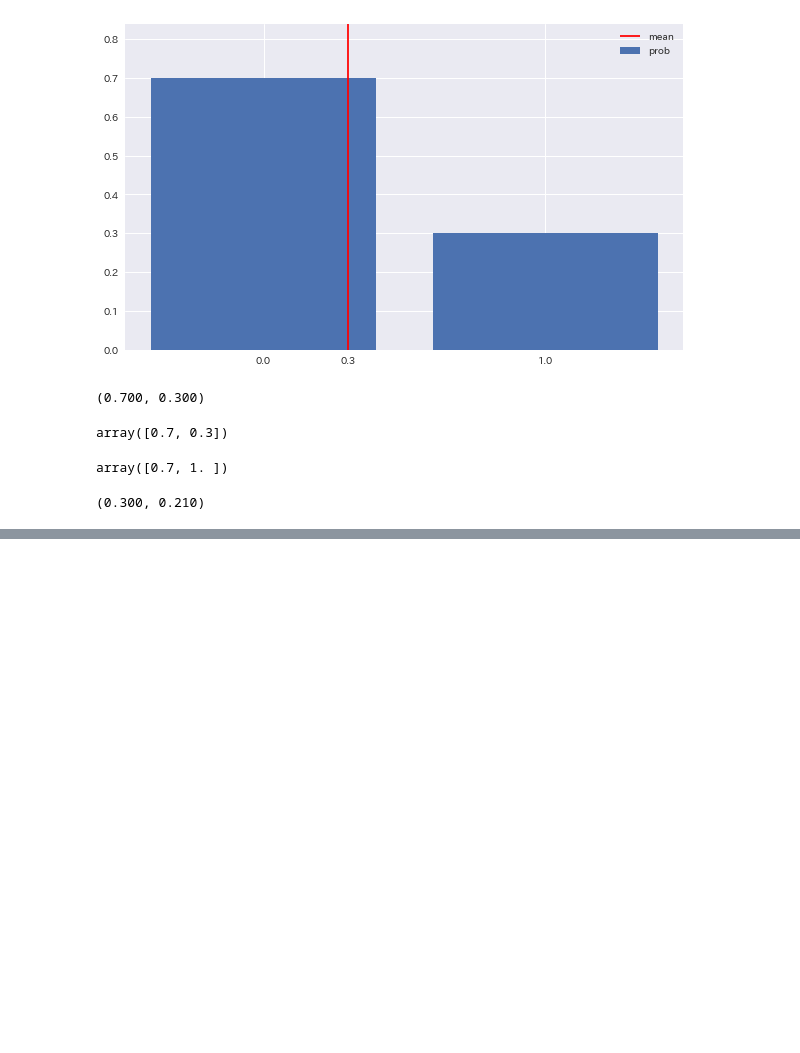
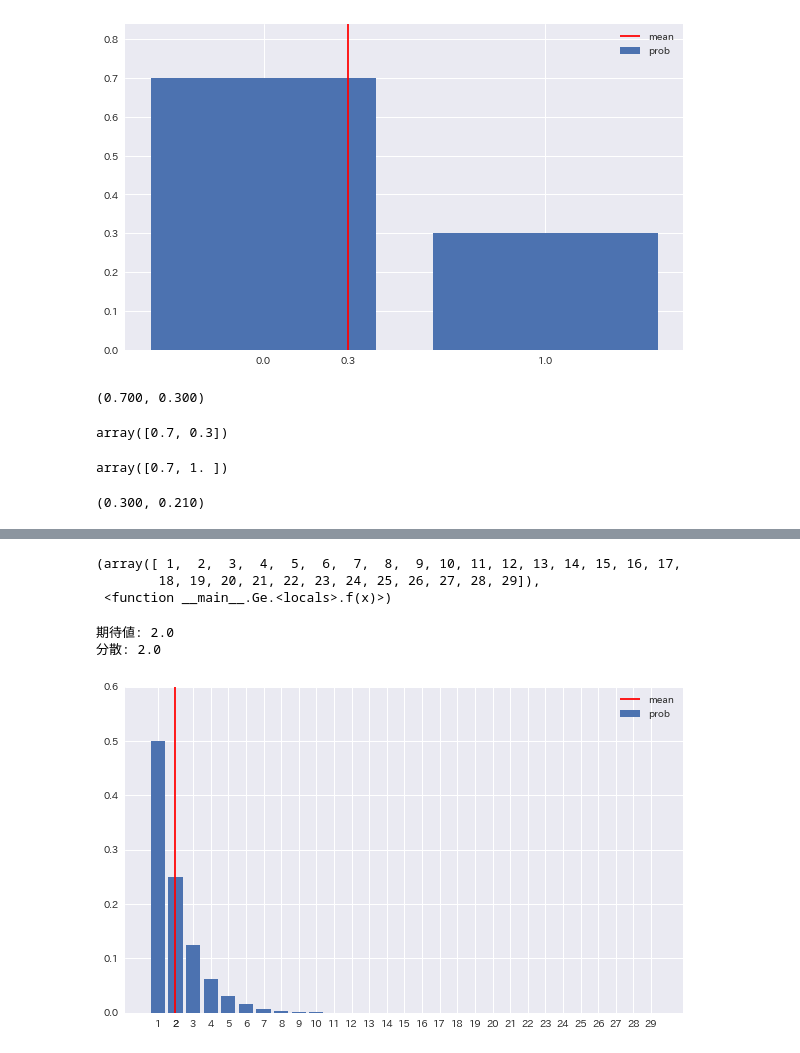
Before and after one commit to ginmaruGH/Statistical_Analysis_with_Python_gihyo, a Jupyter notebook: jupyter/ch_06.ipynb, the cells around one changed output, grey strips where cells are left out. Drawn from its saved outputs; the diff is of its cells as text; code cells hidden in the pictures; blank space fills up the shorter version.

Commit message:
Chap.06 代表的な離散型確率分布>>6.2 ベルヌーイ分布 6.3 幾何分布 6.4 ポアソン分布

```diff
--- a/jupyter/ch_06.ipynb
+++ b/jupyter/ch_06.ipynb
@@ -192,0 +423,37 @@ rv.mean(), rv.var()
+# %%
+# 幾何分布のとりうる値は、1以上の整数すべてだが、
+# x_setを1以上29以下の整数とする
+def Ge(p):
+    """幾何分布
+    パラメータ(p)を引数に、x_setとfを返す関数
+    """
+    x_set = np.arange(1, 30)
+    def f(x):
+        """幾何分布の確率関数"""
+        if x in x_set:
+            return p * (1 - p)**(x-1)
+        else:
+            return 0
+    return x_set, f
+# %%
+# 確率変数Xは、Ge(1/2)に従う
+p = 0.5
+X = Ge(p)
+X
+# %% [output]
+(array([ 1,  2,  3,  4,  5,  6,  7,  8,  9, 10, 11, 12, 13, 14, 15, 16, 17,
+        18, 19, 20, 21, 22, 23, 24, 25, 26, 27, 28, 29]),
+ <function __main__.Ge.<locals>.f(x)>)
+# %%
+# Ge(p)に従う、確率変数Xの
+# 期待値 = 1/(1/2) = 2
+# 分散 = (1-1/2) / (1/2)^2 = 2
+check_prob(X)
+# %% [output]
+期待値: 2.0
+分散: 2.0
+# %%
+# Ge(p)に従う、確率変数Xを図示する
+plot_prob(X)
+# %% [output]
+[figure, added]
```
Also changed, not shown: parts of 40 cells of this notebook, 1 other file.
